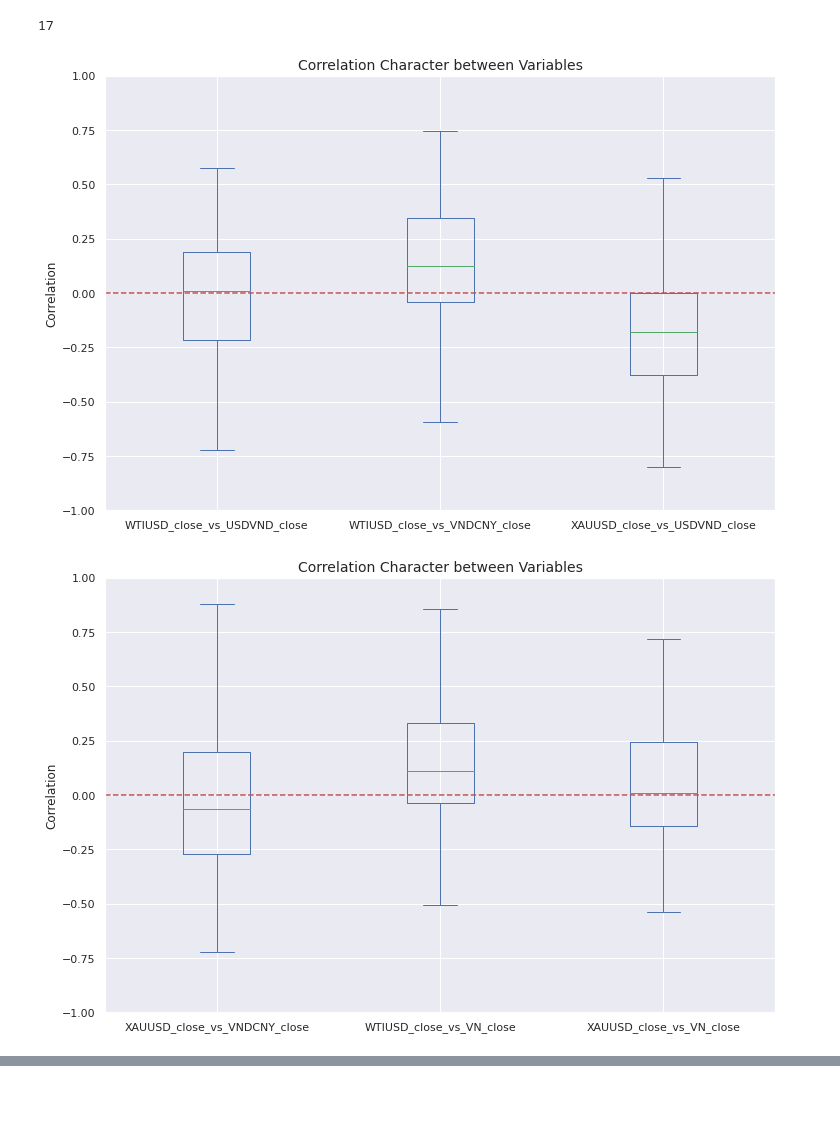
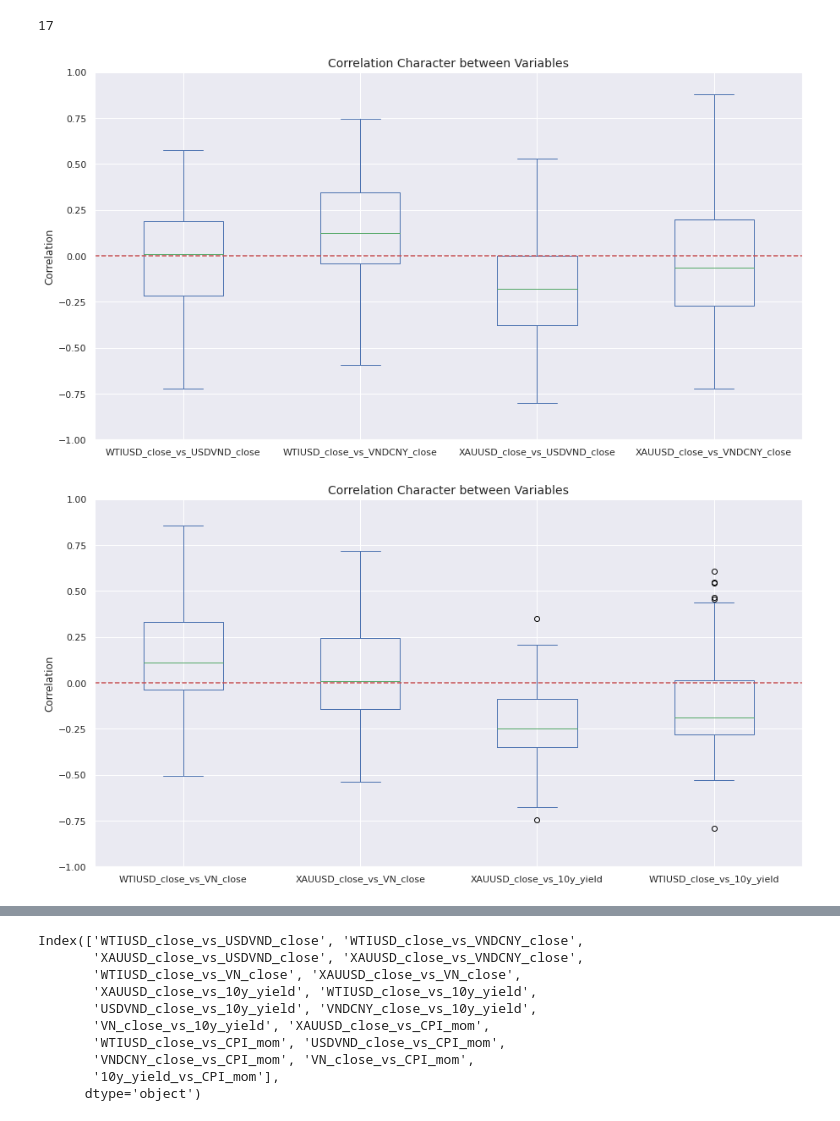
Before and after one commit to johnnyb1509/MFE_G6_CapStone, a Jupyter notebook: main_work.ipynb, the cells around one changed output, grey strips where cells are left out. Drawn from its saved outputs; the diff is of its cells as text; code cells hidden in the pictures; blank space fills up the shorter version.

```diff
--- a/main_work.ipynb
+++ b/main_work.ipynb
@@ -259,7 +259,7 @@ len(list_correlation)
 from functools import reduce
 corr_frame = reduce(lambda df1, df2: pd.merge(df1,df2, left_index=True, right_index=True, how = 'outer'), list_correlation)
 # %%
-box_plot_corr(corr_frame)
+box_plot_corr(corr_frame,n_box = 4)
 # %% [output]
-[figure, old version]
+[figure, new version]
-[figure, old version]
+[figure, new version]
@@ -269,0 +269,13 @@ box_plot_corr(corr_frame)
+# %%
+corr_frame.columns
+# %% [output]
+Index(['WTIUSD_close_vs_USDVND_close', 'WTIUSD_close_vs_VNDCNY_close',
+       'XAUUSD_close_vs_USDVND_close', 'XAUUSD_close_vs_VNDCNY_close',
+       'WTIUSD_close_vs_VN_close', 'XAUUSD_close_vs_VN_close',
+       'XAUUSD_close_vs_10y_yield', 'WTIUSD_close_vs_10y_yield',
+       'USDVND_close_vs_10y_yield', 'VNDCNY_close_vs_10y_yield',
+       'VN_close_vs_10y_yield', 'XAUUSD_close_vs_CPI_mom',
+       'WTIUSD_close_vs_CPI_mom', 'USDVND_close_vs_CPI_mom',
+       'VNDCNY_close_vs_CPI_mom', 'VN_close_vs_CPI_mom',
+       '10y_yield_vs_CPI_mom'],
+      dtype='object')
```
Also changed, not shown: parts of 15 cells of this notebook, 1 other file.
